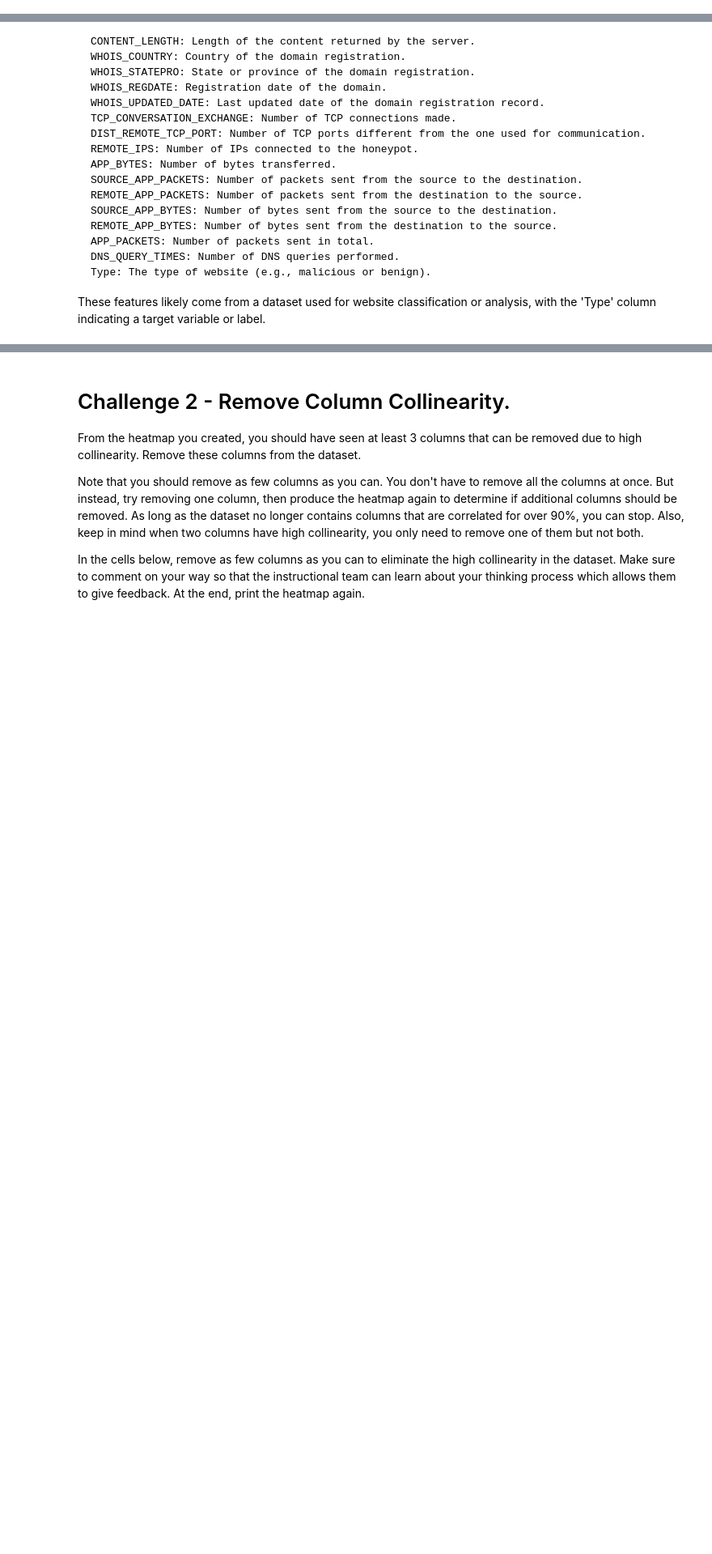
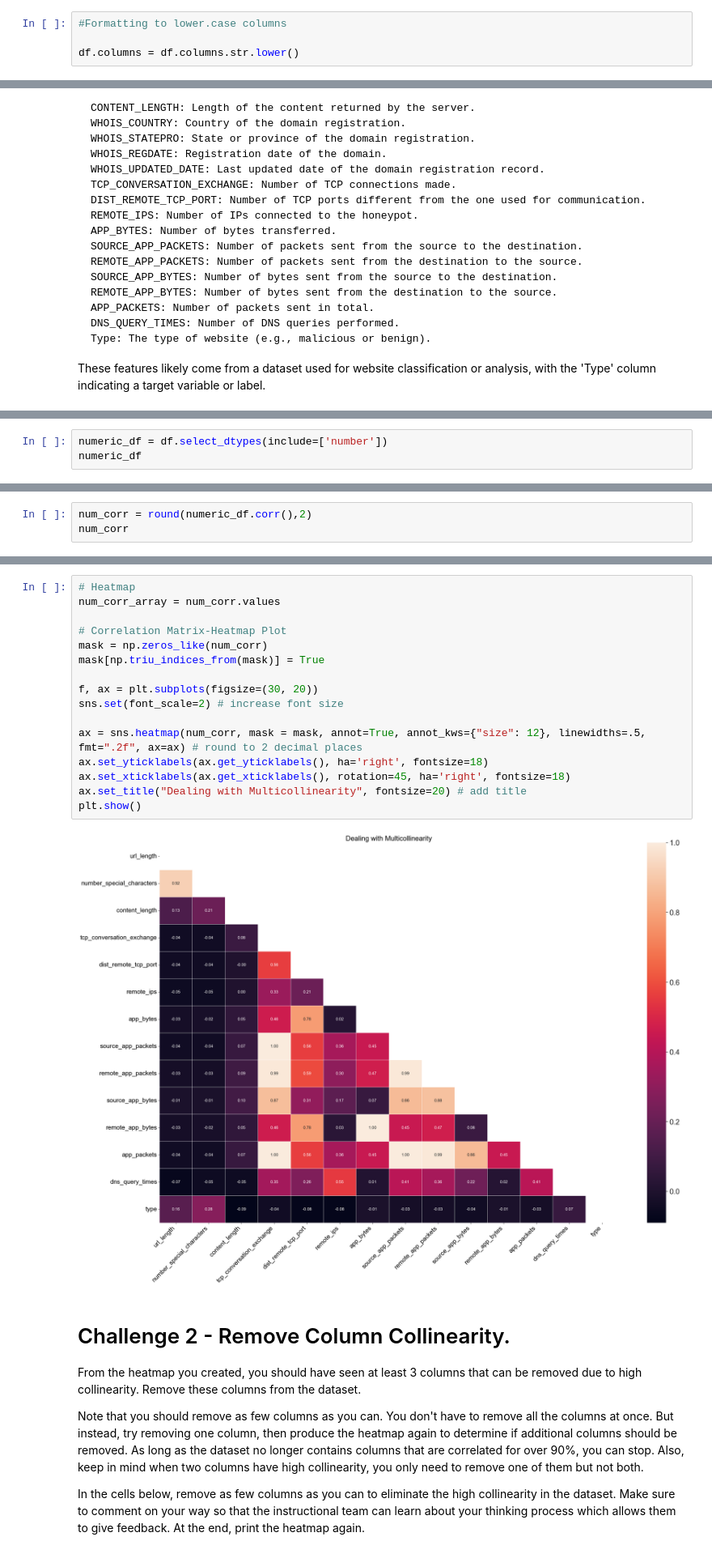
Before and after one commit to OSCGRA/lab-supervised-learning, a Jupyter notebook: your-code/main.ipynb, the cells around one changed output, grey strips where cells are left out. Shown: that part at 81% size. Cells and saved outputs as stored; diff of their text form; blank space fills up the shorter version.

```diff
--- a/your-code/main.ipynb
+++ b/your-code/main.ipynb
@@ -103,6 +112,10 @@ There are 0 duplicate rows. Also;
 | APP_PACKETS | 0 | 0 |
 | DNS_QUERY_TIMES | 1 | 0 |
 | Type | 0 | 0 |
+# %%
+#Formatting to lower.case columns
+
+df.columns = df.columns.str.lower()
 # %% [markdown]
 #### Next, evaluate if the columns in this dataset are strongly correlated.
 
@@ -149,0 +159,3 @@ These features likely come from a dataset used for website classification or ana
+# %%
+numeric_df = df.select_dtypes(include=['number'])
+numeric_df
@@ -149,0 +195,3 @@ These features likely come from a dataset used for website classification or ana
+# %%
+num_corr = round(numeric_df.corr(),2)
+num_corr
@@ -150,3 +214,21 @@ These features likely come from a dataset used for website classification or ana
+# %%
+# Heatmap
+num_corr_array = num_corr.values
+
+# Correlation Matrix-Heatmap Plot
+mask = np.zeros_like(num_corr)
+mask[np.triu_indices_from(mask)] = True
+
+f, ax = plt.subplots(figsize=(30, 20))
+sns.set(font_scale=2) # increase font size
+
+ax = sns.heatmap(num_corr, mask = mask, annot=True, annot_kws={"size": 12}, linewidths=.5, fmt=".2f", ax=ax) # round to 2 decimal places
+ax.set_yticklabels(ax.get_yticklabels(), ha='right', fontsize=18)
+ax.set_xticklabels(ax.get_xticklabels(), rotation=45, ha='right', fontsize=18)
+ax.set_title("Dealing with Multicollinearity", fontsize=20) # add title
+plt.show()
+# %% [output]
+[figure, added]
 # %% [markdown]
 # Challenge 2 - Remove Column Collinearity.
 
```
Also changed, not shown: parts of 78 cells of this notebook.
